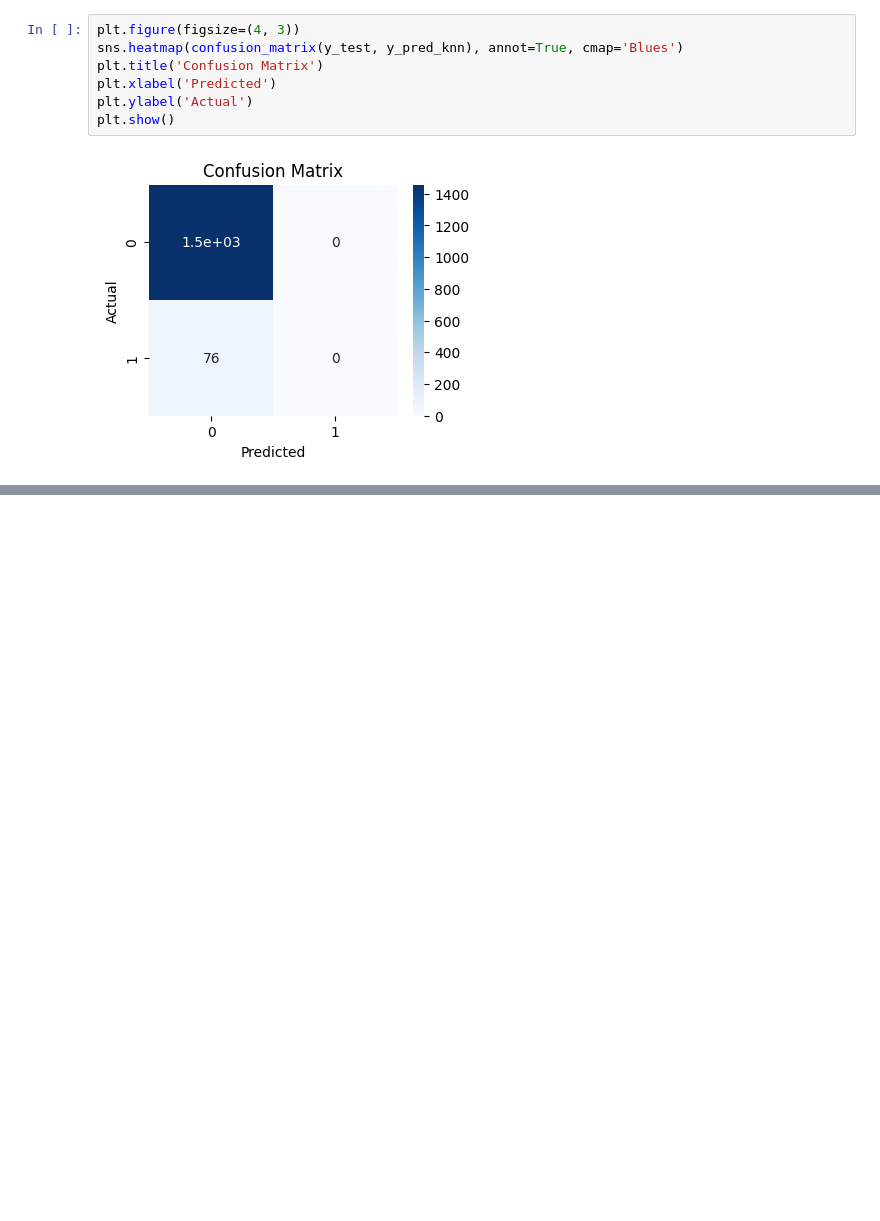
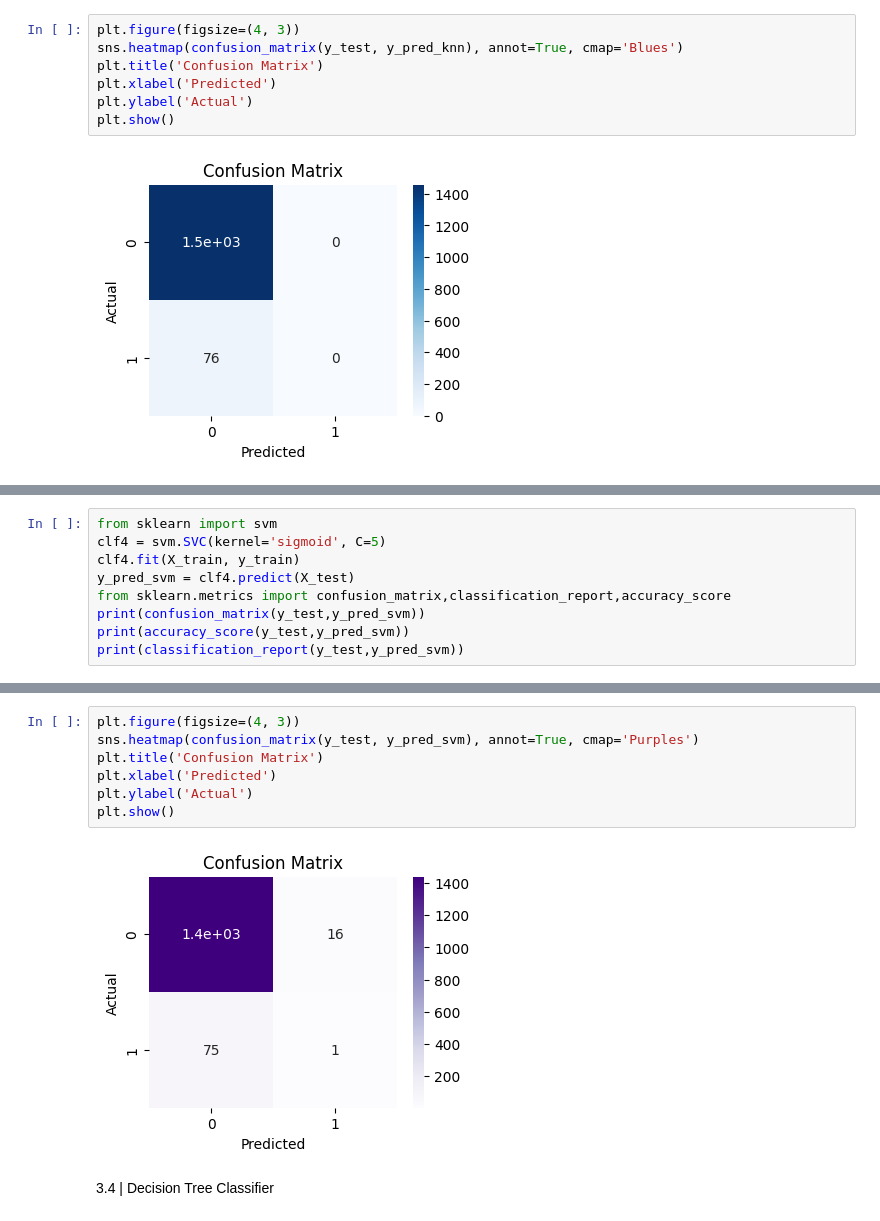
Before and after one commit to chalana-b/Stroke-Prediction, a Jupyter notebook: predictions.ipynb, the cells around one changed output, grey strips where cells are left out. Saved outputs shown, nothing was run; the diff lists cells and outputs as text; blank space fills up the shorter version.

Commit message:
SVM & Decision Tree

```diff
--- a/predictions.ipynb
+++ b/predictions.ipynb
@@ -251,0 +254,9 @@ plt.show()
+# %%
+from sklearn import svm
+clf4 = svm.SVC(kernel='sigmoid', C=5)
+clf4.fit(X_train, y_train)
+y_pred_svm = clf4.predict(X_test)
+from sklearn.metrics import confusion_matrix,classification_report,accuracy_score
+print(confusion_matrix(y_test,y_pred_svm))
+print(accuracy_score(y_test,y_pred_svm))
+print(classification_report(y_test,y_pred_svm))
@@ -251,0 +275,11 @@ plt.show()
+# %%
+plt.figure(figsize=(4, 3))
+sns.heatmap(confusion_matrix(y_test, y_pred_svm), annot=True, cmap='Purples')
+plt.title('Confusion Matrix')
+plt.xlabel('Predicted')
+plt.ylabel('Actual')
+plt.show()
+# %% [output]
+[figure, added]
+# %% [markdown]
+3.4 | Decision Tree Classifier
```
Also changed, not shown: parts of 7 cells of this notebook.
